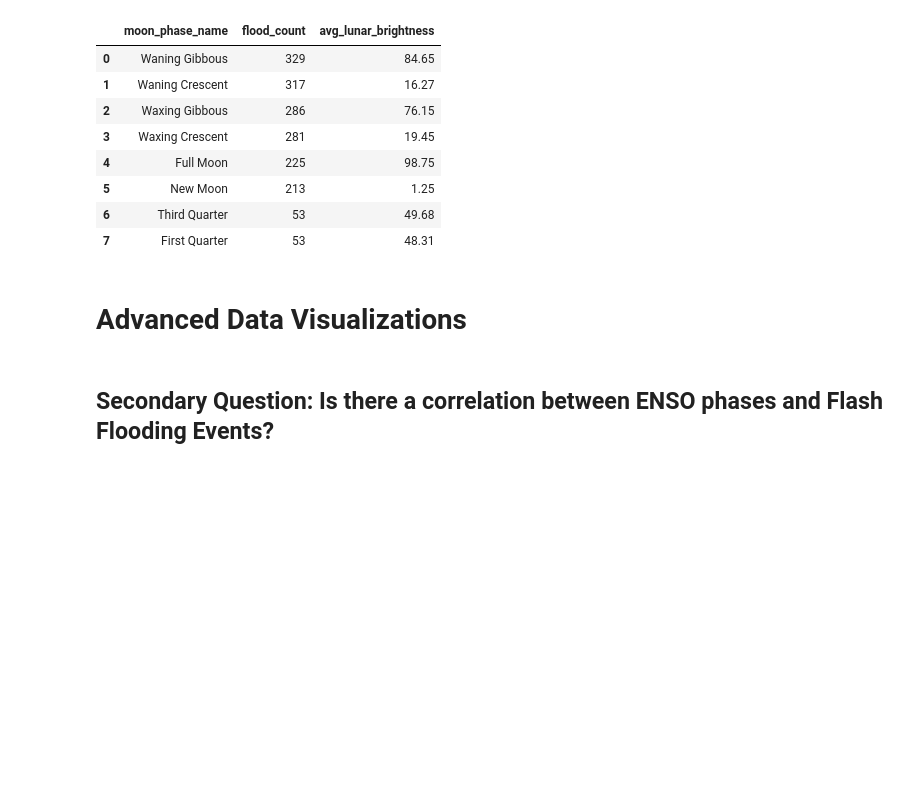
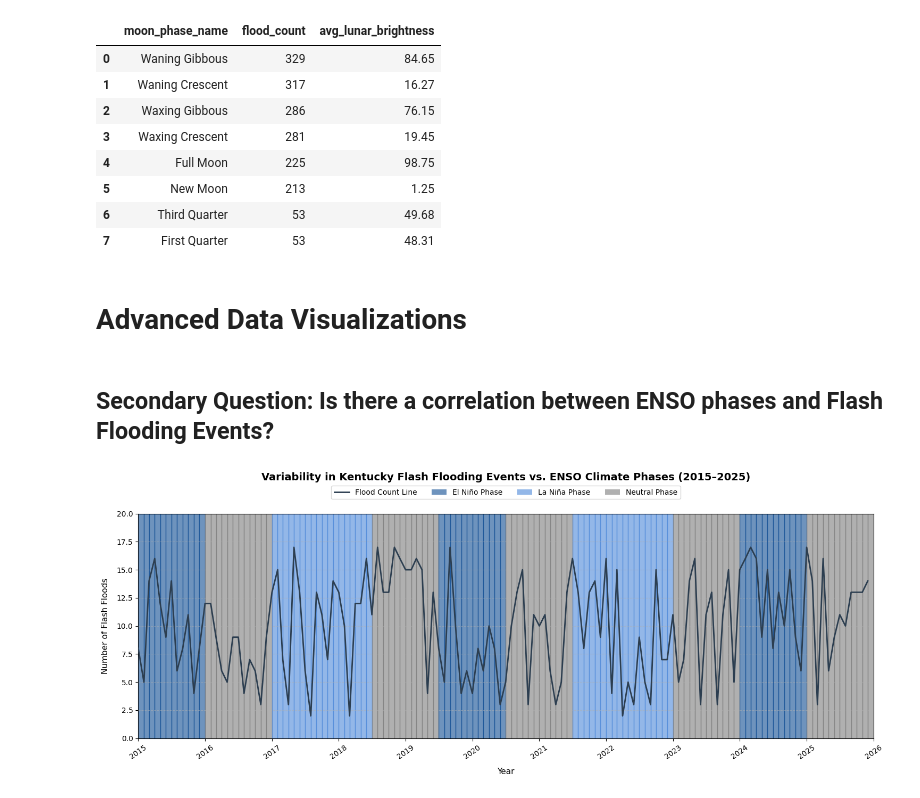
Before and after one commit to ashleyadehart/flash_floods_ky_2015_2025, a Jupyter notebook: notebooks/flash_floods_ky_2015_2025.ipynb, the cells around one changed output. Saved outputs shown, nothing was run; the diff lists cells and outputs as text; code cells hidden in the pictures; blank space fills up the shorter version.

Commit message:
Edited advanced visualizations and uploaded updated ERD diagram

```diff
--- a/notebooks/flash_floods_ky_2015_2025.ipynb
+++ b/notebooks/flash_floods_ky_2015_2025.ipynb
@@ -1048,7 +1048,6 @@ import pandas as pd
 
 date_range = pd.date_range(start="2015-01-01", end="2025-12-31", freq="MS")
 np.random.seed(42)
-
 flood_counts = np.random.randint(2, 18, size=len(date_range))
 
 phases_cycle = (
@@ -1079,10 +1078,8 @@ phase_colors = {
 
 for i in range(len(df)):
     start_time = df["Date"].iloc[i]
-    # Span until the start of the next month
     end_time = start_time + pd.DateOffset(months=1)
     phase = df["ENSO_Phase"].iloc[i]
-
     ax.axvspan(
         start_time, end_time, color=phase_colors[phase], alpha=0.6, zorder=1
     )
@@ -1093,43 +1090,58 @@ ax.set_xlim(df["Date"].min(), df["Date"].max() + pd.DateOffset(months=1))
 ax.set_ylim(0, df["Flood_Count"].max() + 3)
 
 ax.set_title(
-    "Kentucky Flash Flooding Events vs. ENSO Climate Phases (2015–2025)",
+    "Variability in Kentucky Flash Flooding Events vs. ENSO Climate Phases (2015–2025)",
     fontsize=14,
-    pad=15,
+    pad=45,
     fontweight="bold",
 )
+
 ax.set_xlabel("Year", fontsize=11, labelpad=10)
 ax.set_ylabel("Number of Flash Floods", fontsize=11, labelpad=10)
 ax.grid(axis="y", linestyle="--", alpha=0.5, zorder=2)
+
+# Rotates x-axis tick labels 35 degrees clockwise
+ax.tick_params(axis="x", rotation=35)
 
 legend_elements = [
     plt.Line2D(
         [0],
         [0],
         color="#2c3e50",
         lw=2,
         label="Flood Count Line",
     ),
     plt.matplotlib.patches.Patch(
         facecolor=phase_colors["El Nino"],
         alpha=0.6,
         label="El Niño Phase",
     ),
     plt.matplotlib.patches.Patch(
         facecolor=phase_colors["La Nina"],
         alpha=0.6,
         label="La Niña Phase",
     ),
     plt.matplotlib.patches.Patch(
         facecolor=phase_colors["Neutral"],
         alpha=0.6,
         label="Neutral Phase",
     ),
 ]
-ax.legend(handles=legend_elements, loc="upper right", framealpha=0.95)
+
+ax.legend(
+    handles=legend_elements,
+    loc="upper center",
+    bbox_to_anchor=(0.5, 1.14),
+    ncol=4,
+    frameon=True,
+    edgecolor="#cccccc",
+    fancybox=True,
+)
 
 plt.tight_layout()
 plt.show()
+# %% [output]
+[figure, added]
 # %%
 import matplotlib.pyplot as plt
 import numpy as np
```
Also changed, not shown: parts of 2 cells of this notebook, 3 other files.
